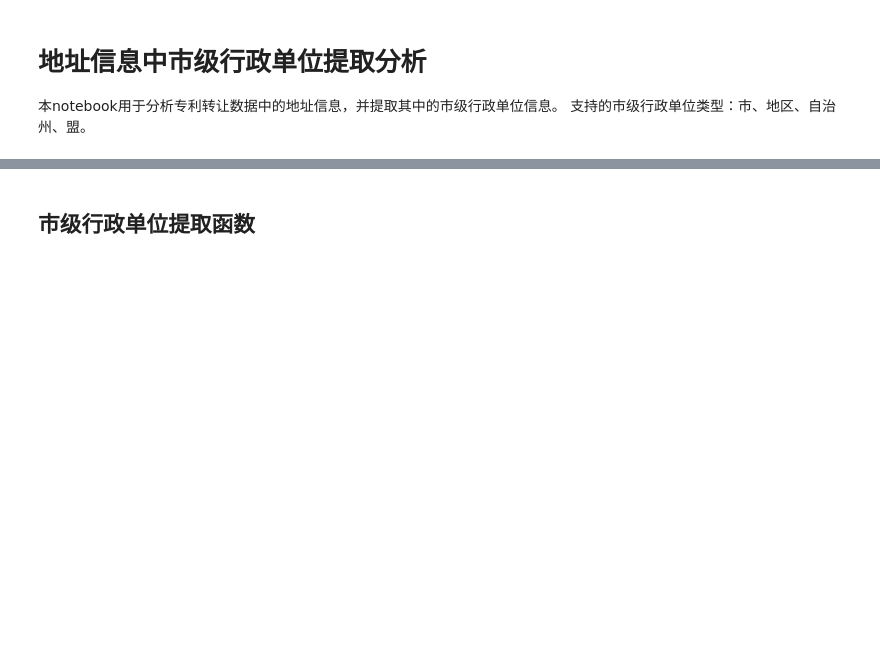
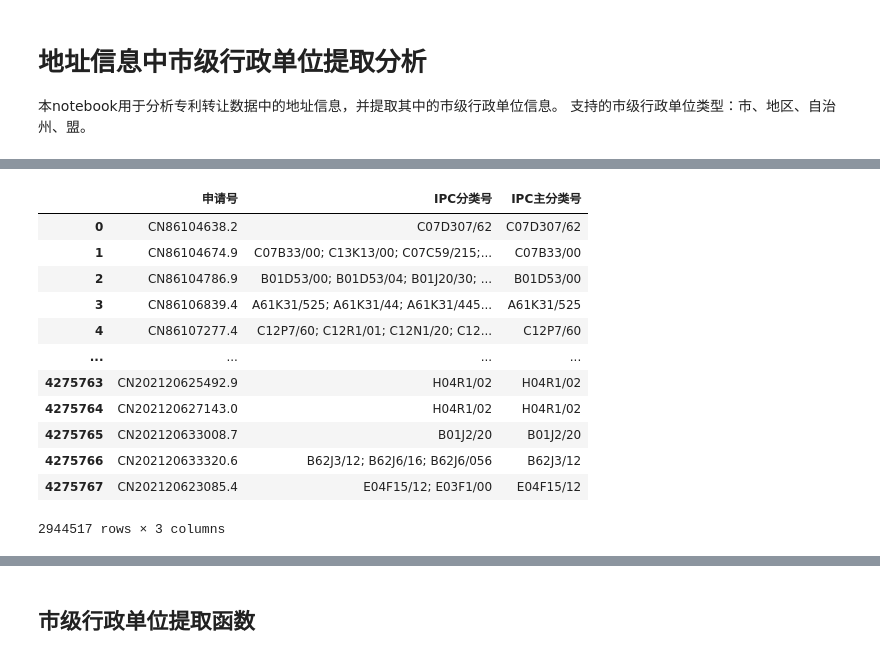
Before and after one commit to YZhang0303/patent_trade, a Jupyter notebook: address_extraction.ipynb, the cells around one changed output, grey strips where cells are left out. Saved outputs shown, nothing was run; the diff lists cells and outputs as text; code cells hidden in the pictures; blank space fills up the shorter version.

```diff
--- a/address_extraction.ipynb
+++ b/address_extraction.ipynb
@@ -32,0 +103,21 @@ df.head()
+# %%
+ipc_df = pd.read_parquet('ipc信息.parquet')
+df = pd.merge(df, ipc_df, on='申请号', how='left')
+# %%
+ipc_no_duplicate = ipc_df.drop_duplicates(subset=['申请号'])
+# %%
+ipc_no_duplicate
+# %% [output]
+|  | 申请号 | IPC分类号 | IPC主分类号 |
+| 0 | CN86104638.2 | C07D307/62 | C07D307/62 |
+| 1 | CN86104674.9 | C07B33/00; C13K13/00; C07C59/215;... | C07B33/00 |
+| 2 | CN86104786.9 | B01D53/00; B01D53/04; B01J20/30; ... | B01D53/00 |
+| 3 | CN86106839.4 | A61K31/525; A61K31/44; A61K31/445... | A61K31/525 |
+| 4 | CN86107277.4 | C12P7/60; C12R1/01; C12N1/20; C12... | C12P7/60 |
+| ... | ... | ... | ... |
+| 4275763 | CN202120625492.9 | H04R1/02 | H04R1/02 |
+| 4275764 | CN202120627143.0 | H04R1/02 | H04R1/02 |
+| 4275765 | CN202120633008.7 | B01J2/20 | B01J2/20 |
+| 4275766 | CN202120633320.6 | B62J3/12; B62J6/16; B62J6/056 | B62J3/12 |
+| 4275767 | CN202120623085.4 | E04F15/12; E03F1/00 | E04F15/12 |
+2944517 rows × 3 columns
```
Also changed, not shown: parts of 3 cells of this notebook, 1 other file.
